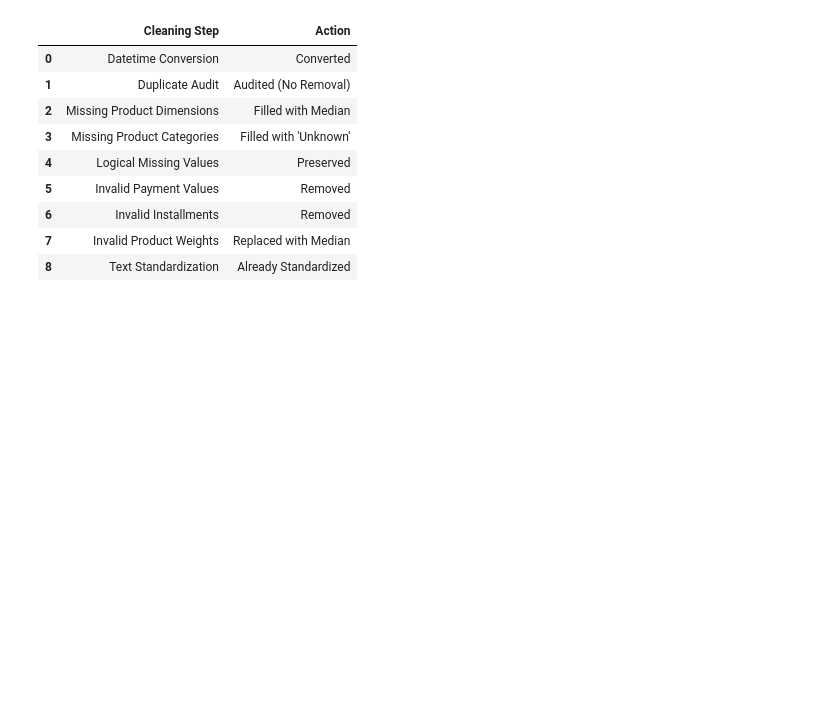
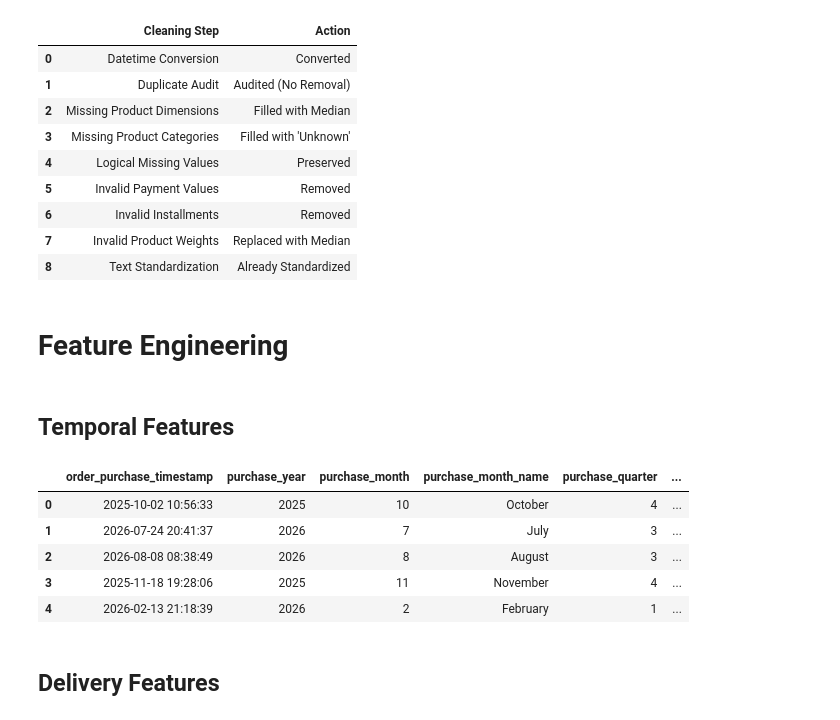
Before and after one commit to MohamedAmineMostaqim/ChriLy, a Jupyter notebook: notebooks/03_cleaning_feature_engineering.ipynb, the cells around one changed output. Saved outputs shown, nothing was run; the diff lists cells and outputs as text; code cells hidden in the pictures; blank space fills up the shorter version.

Commit message:
Complete Feature engineering

```diff
--- a/notebooks/03_cleaning_feature_engineering.ipynb
+++ b/notebooks/03_cleaning_feature_engineering.ipynb
@@ -484,3 +484,7 @@ cleaning_summary
 | 6 | Invalid Installments | Removed |
 | 7 | Invalid Product Weights | Replaced with Median |
 | 8 | Text Standardization | Already Standardized |
+# %% [markdown]
+# Feature Engineering
+# %% [markdown]
+## Temporal Features
@@ -486,0 +526,22 @@ cleaning_summary
+# %%
+orders[
+    [
+        "order_purchase_timestamp",
+        "purchase_year",
+        "purchase_month",
+        "purchase_month_name",
+        "purchase_quarter",
+        "purchase_weekday",
+        "purchase_hour",
+        "is_weekend"
+    ]
+].head()
+# %% [output]
+|  | order_purchase_timestamp | purchase_year | purchase_month | purchase_month_name | purchase_quarter | ... |
+| 0 | 2025-10-02 10:56:33 | 2025 | 10 | October | 4 | ... |
+| 1 | 2026-07-24 20:41:37 | 2026 | 7 | July | 3 | ... |
+| 2 | 2026-08-08 08:38:49 | 2026 | 8 | August | 3 | ... |
+| 3 | 2025-11-18 19:28:06 | 2025 | 11 | November | 4 | ... |
+| 4 | 2026-02-13 21:18:39 | 2026 | 2 | February | 1 | ... |
+# %% [markdown]
+## Delivery Features
```
Also changed, not shown: parts of 25 cells of this notebook, 10 other files.
